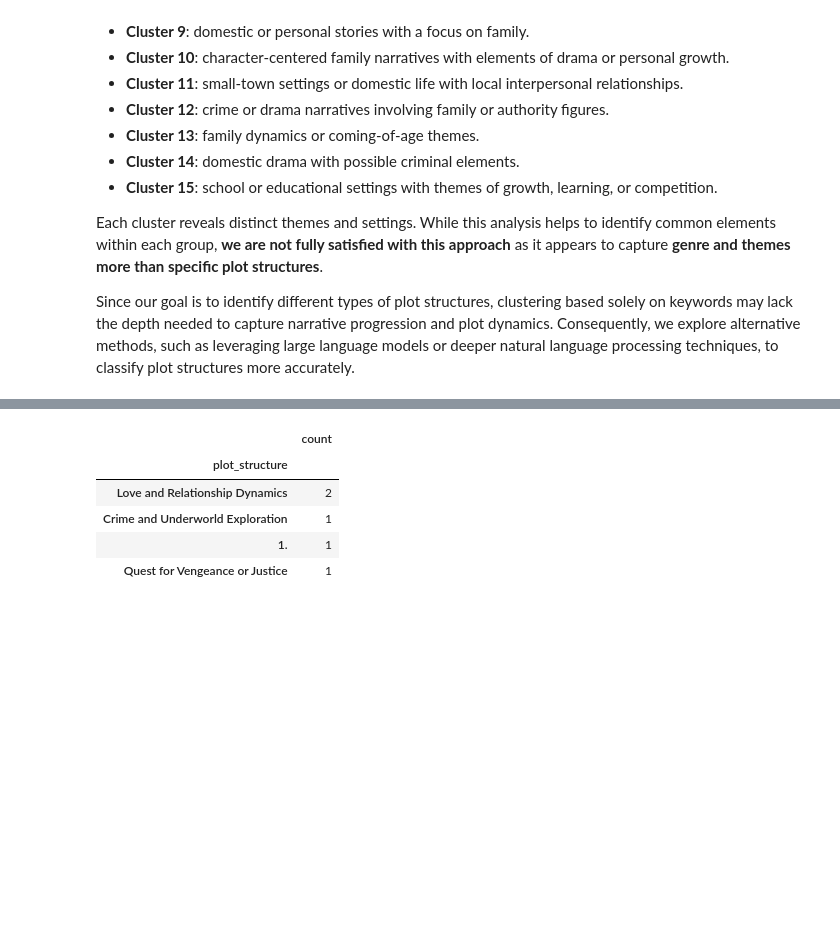
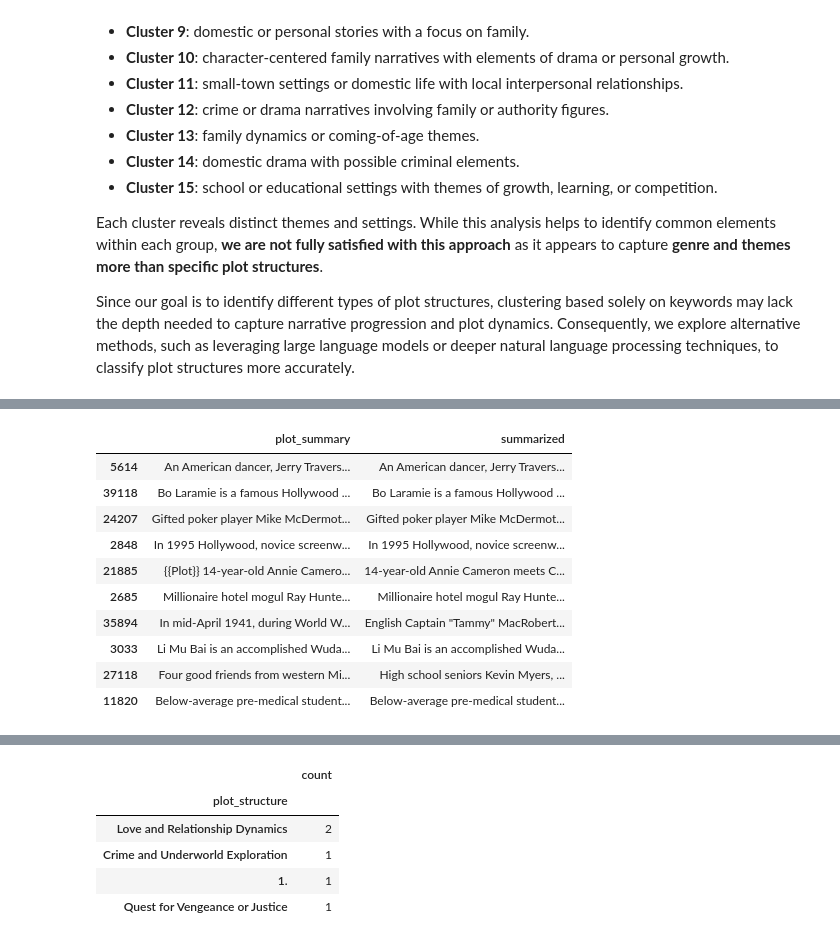
Before and after one commit to arthurEpfl/CMU_MovieCorpus_Data_Analysis, a Jupyter notebook: src/summaries.ipynb, the cells around one changed output, grey strips where cells are left out. Cells and saved outputs as stored; diff of their text form; code cells hidden in the pictures; blank space fills up the shorter version.

```diff
--- a/src/summaries.ipynb
+++ b/src/summaries.ipynb
@@ -361,3 +461,17 @@ IndexError: index out of range in self
+# %%
+test_sample[['plot_summary', 'summarized']]
+# %% [output]
+|  | plot_summary | summarized |
+| 5614 | An American dancer, Jerry Travers... | An American dancer, Jerry Travers... |
+| 39118 | Bo Laramie is a famous Hollywood ... | Bo Laramie is a famous Hollywood ... |
+| 24207 | Gifted poker player Mike McDermot... | Gifted poker player Mike McDermot... |
+| 2848 | In 1995 Hollywood, novice screenw... | In 1995 Hollywood, novice screenw... |
+| 21885 | {{Plot}} 14-year-old Annie Camero... | 14-year-old Annie Cameron meets C... |
+| 2685 | Millionaire hotel mogul Ray Hunte... | Millionaire hotel mogul Ray Hunte... |
+| 35894 | In mid-April 1941, during World W... | English Captain "Tammy" MacRobert... |
+| 3033 | Li Mu Bai is an accomplished Wuda... | Li Mu Bai is an accomplished Wuda... |
+| 27118 | Four good friends from western Mi... | High school seniors Kevin Myers, ... |
+| 11820 | Below-average pre-medical student... | Below-average pre-medical student... |
 # %%
 test_sample['plot_structure'] = test_sample['summarized'].apply(classify_summary)
 # %% [output]
```
Also changed, not shown: parts of 12 cells of this notebook.
